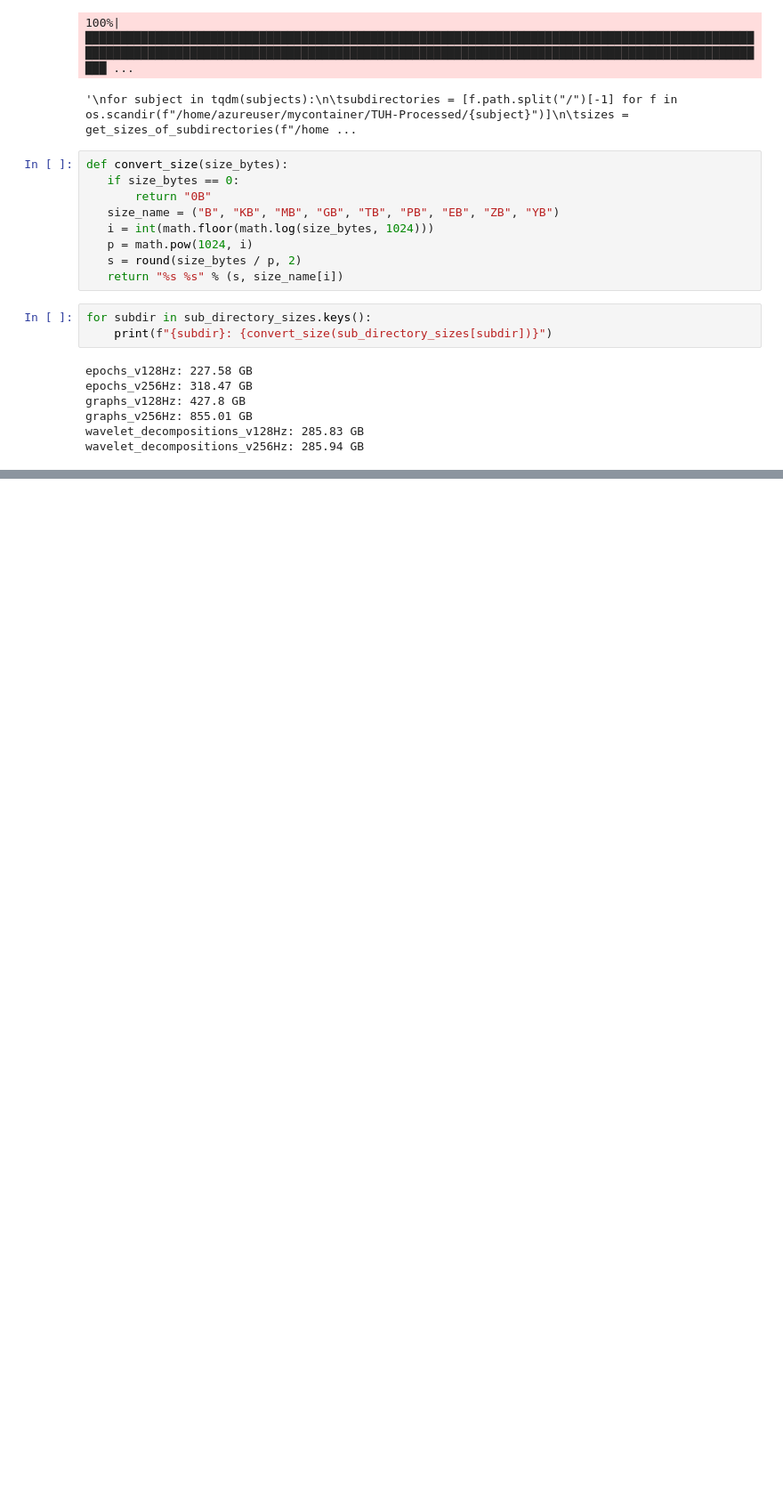
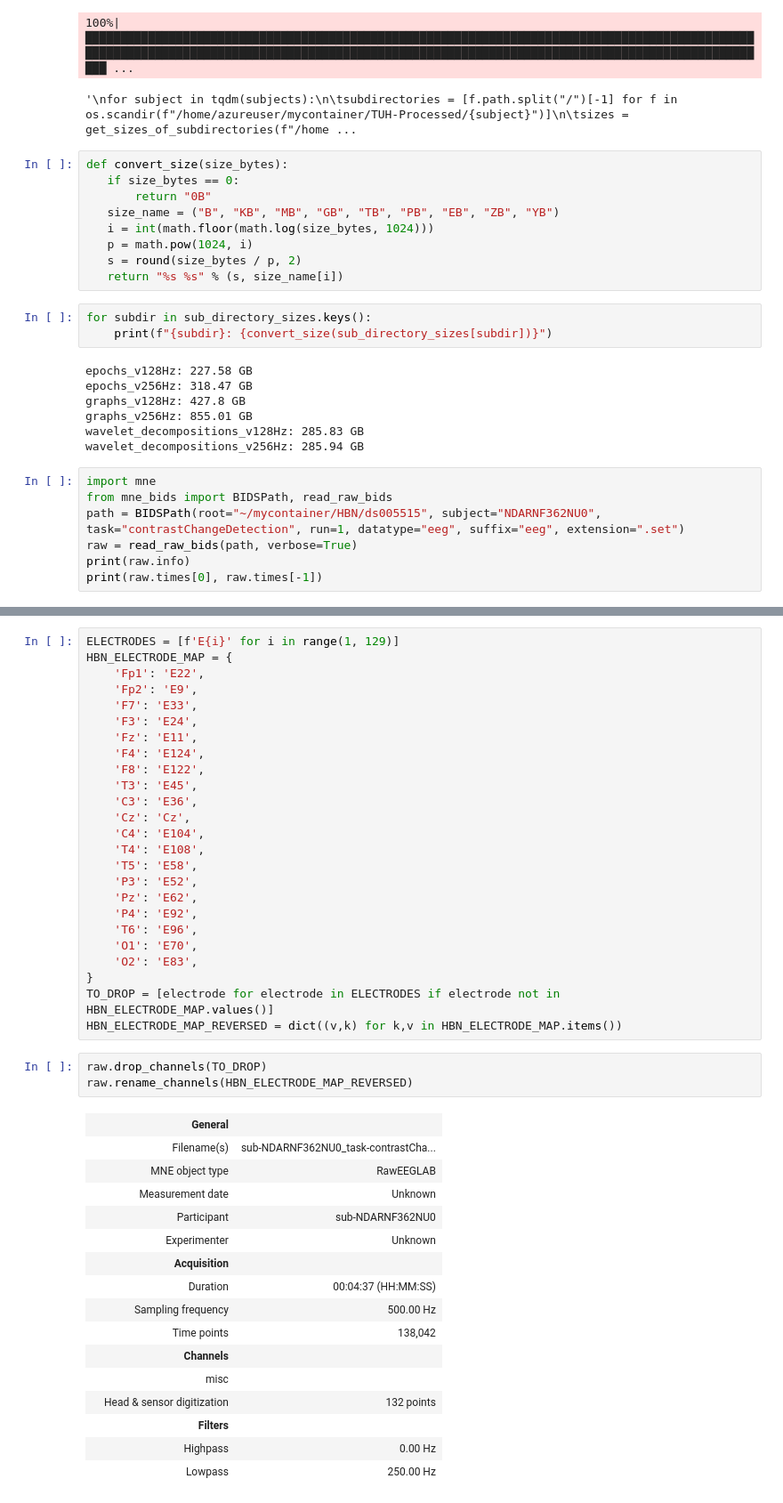
Before and after one commit to MatthewChen37/EEG-Foundation-Model, a Jupyter notebook: playground.ipynb, the cells around one changed output, grey strips where cells are left out. Shown at 89% size. Saved outputs shown, nothing was run; the diff lists cells and outputs as text; blank space fills up the shorter version.

```diff
--- a/playground.ipynb
+++ b/playground.ipynb
@@ -1877,3 +1877,10 @@ graphs_v128Hz: 427.8 GB
 graphs_v256Hz: 855.01 GB
 wavelet_decompositions_v128Hz: 285.83 GB
 wavelet_decompositions_v256Hz: 285.94 GB
+# %%
+import mne
+from mne_bids import BIDSPath, read_raw_bids
+path = BIDSPath(root="~/mycontainer/HBN/ds005515", subject="NDARNF362NU0", task="contrastChangeDetection", run=1, datatype="eeg", suffix="eeg", extension=".set")
+raw = read_raw_bids(path, verbose=True)
+print(raw.info)
+print(raw.times[0], raw.times[-1])
@@ -1879,0 +1931,45 @@ wavelet_decompositions_v256Hz: 285.94 GB
+# %%
+ELECTRODES = [f'E{i}' for i in range(1, 129)]
+HBN_ELECTRODE_MAP = {
+	'Fp1': 'E22',
+	'Fp2': 'E9',
+	'F7': 'E33',
+	'F3': 'E24',
+	'Fz': 'E11',
+	'F4': 'E124',
+	'F8': 'E122',
+	'T3': 'E45',
+	'C3': 'E36',
+	'Cz': 'Cz',
+	'C4': 'E104',
+	'T4': 'E108',
+	'T5': 'E58',
+	'P3': 'E52',
+	'Pz': 'E62',
+	'P4': 'E92',
+	'T6': 'E96',
+	'O1': 'E70',
+	'O2': 'E83',
+}
+TO_DROP = [electrode for electrode in ELECTRODES if electrode not in HBN_ELECTRODE_MAP.values()]
+HBN_ELECTRODE_MAP_REVERSED = dict((v,k) for k,v in HBN_ELECTRODE_MAP.items())
+# %%
+raw.drop_channels(TO_DROP)
+raw.rename_channels(HBN_ELECTRODE_MAP_REVERSED)
+# %% [output]
+|  | General |  |
+|  | Filename(s) | sub-NDARNF362NU0_task-contrastCha... |
+|  | MNE object type | RawEEGLAB |
+|  | Measurement date | Unknown |
+|  | Participant | sub-NDARNF362NU0 |
+|  | Experimenter | Unknown |
+|  | Acquisition |  |
+|  | Duration | 00:04:37 (HH:MM:SS) |
+|  | Sampling frequency | 500.00 Hz |
+|  | Time points | 138,042 |
+|  | Channels |  |
+|  | misc |  |
+|  | Head & sensor digitization | 132 points |
+|  | Filters |  |
+|  | Highpass | 0.00 Hz |
+|  | Lowpass | 250.00 Hz |
```
Also changed, not shown: parts of 5 cells of this notebook, 2 other files.
